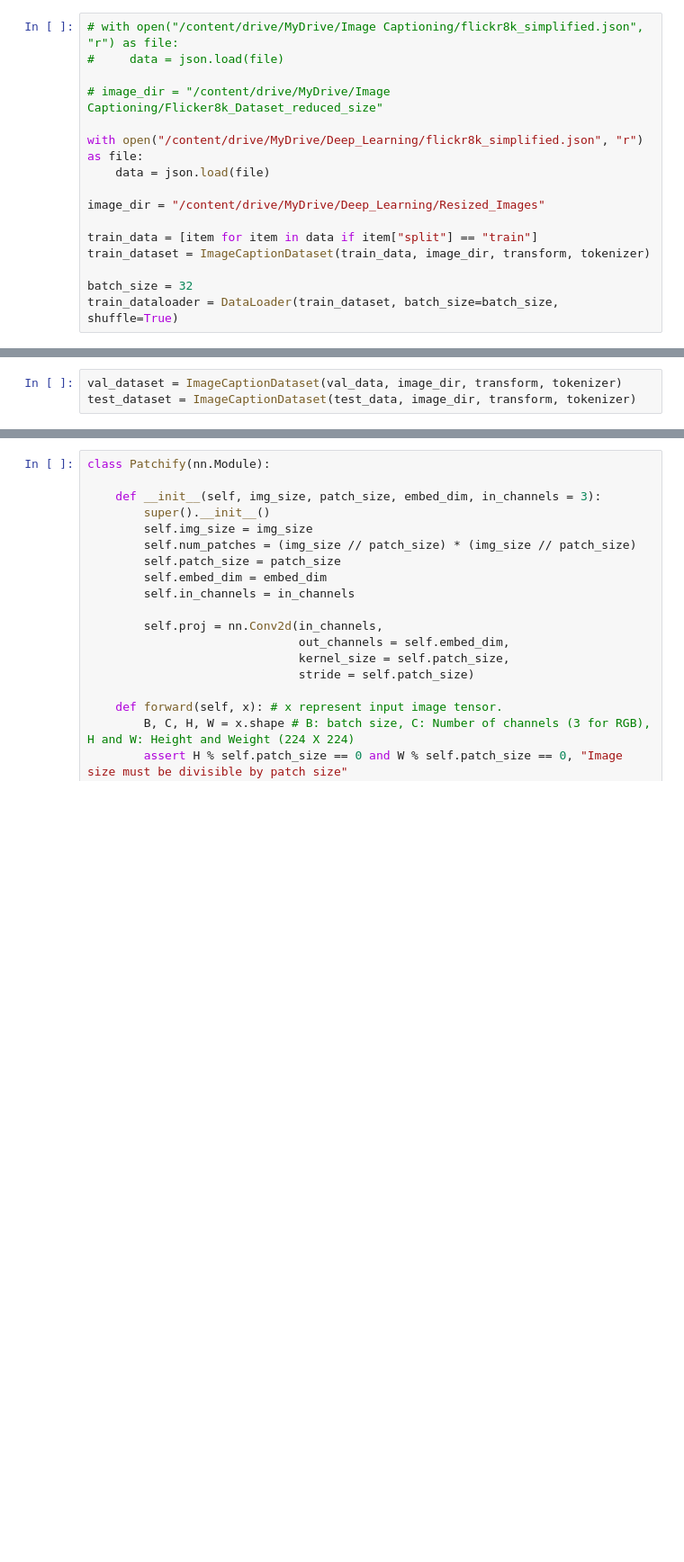
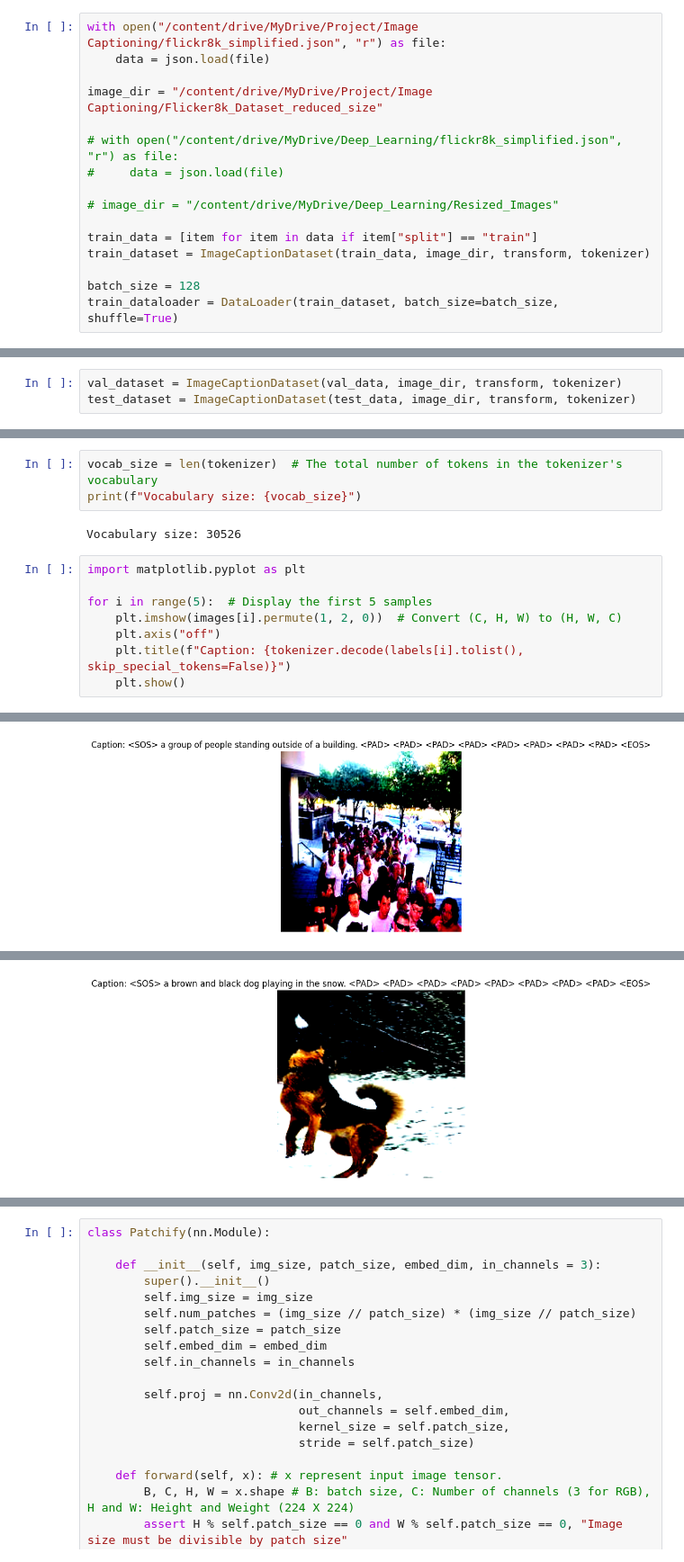
Before and after one commit to Tolgadnc/DeepLearningCourse, a Jupyter notebook: ImageCaptioning.ipynb, the cells around one changed output, grey strips where cells are left out. Shown at 90% size. Drawn from its saved outputs; the diff is of its cells as text; blank space fills up the shorter version.

```diff
--- a/ImageCaptioning.ipynb
+++ b/ImageCaptioning.ipynb
@@ -86,20 +99,20 @@ drive.mount('/content/drive')
 # %% [output]
 Mounted at /content/drive
 # %%
-# with open("/content/drive/MyDrive/Image Captioning/flickr8k_simplified.json", "r") as file:
+with open("/content/drive/MyDrive/Project/Image Captioning/flickr8k_simplified.json", "r") as file:
+    data = json.load(file)
+
+image_dir = "/content/drive/MyDrive/Project/Image Captioning/Flicker8k_Dataset_reduced_size"
+
+# with open("/content/drive/MyDrive/Deep_Learning/flickr8k_simplified.json", "r") as file:
 #     data = json.load(file)
 
-# image_dir = "/content/drive/MyDrive/Image Captioning/Flicker8k_Dataset_reduced_size"
-
-with open("/content/drive/MyDrive/Deep_Learning/flickr8k_simplified.json", "r") as file:
-    data = json.load(file)
-
-image_dir = "/content/drive/MyDrive/Deep_Learning/Resized_Images"
+# image_dir = "/content/drive/MyDrive/Deep_Learning/Resized_Images"
 
 train_data = [item for item in data if item["split"] == "train"]
 train_dataset = ImageCaptionDataset(train_data, image_dir, transform, tokenizer)
 
-batch_size = 32
+batch_size = 128
 train_dataloader = DataLoader(train_dataset, batch_size=batch_size, shuffle=True)
 # %%
 val_data = [item for item in data if item['split'] == 'val']
@@ -112,0 +158,14 @@ test_loader = DataLoader(test_dataset, batch_size=batch_size, shuffle=False)
+# %%
+vocab_size = len(tokenizer)  # The total number of tokens in the tokenizer's vocabulary
+print(f"Vocabulary size: {vocab_size}")
+# %% [output]
+Vocabulary size: 30526
+# %%
+import matplotlib.pyplot as plt
+
+for i in range(5):  # Display the first 5 samples
+    plt.imshow(images[i].permute(1, 2, 0))  # Convert (C, H, W) to (H, W, C)
+    plt.axis("off")
+    plt.title(f"Caption: {tokenizer.decode(labels[i].tolist(), skip_special_tokens=False)}")
+    plt.show()
+# %% [output]
@@ -112,0 +173 @@ test_loader = DataLoader(test_dataset, batch_size=batch_size, shuffle=False)
+[figure, added]
@@ -112,0 +175 @@ test_loader = DataLoader(test_dataset, batch_size=batch_size, shuffle=False)
+[figure, added]
```
Also changed, not shown: parts of 22 cells of this notebook.
